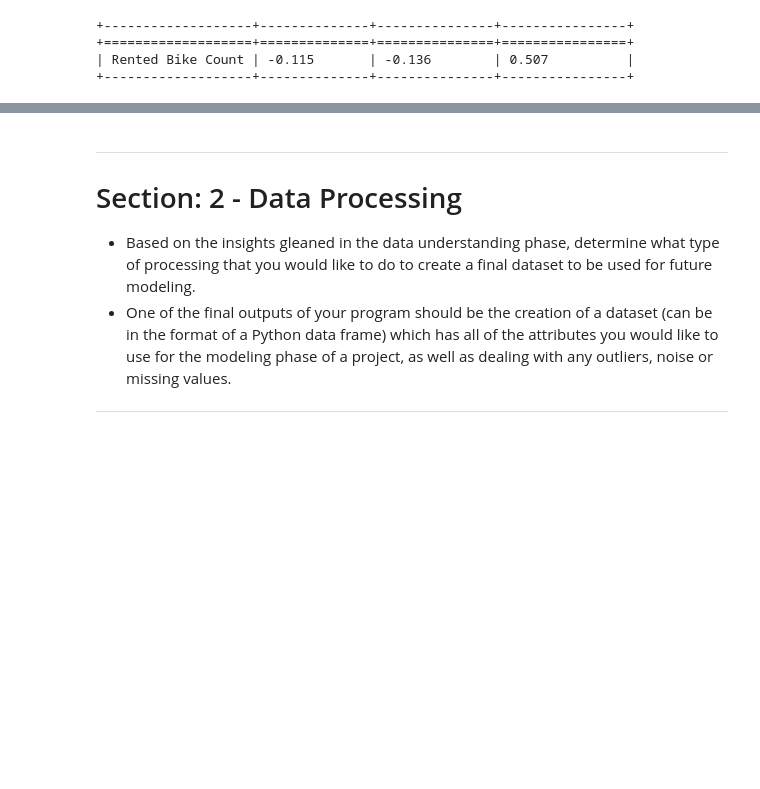
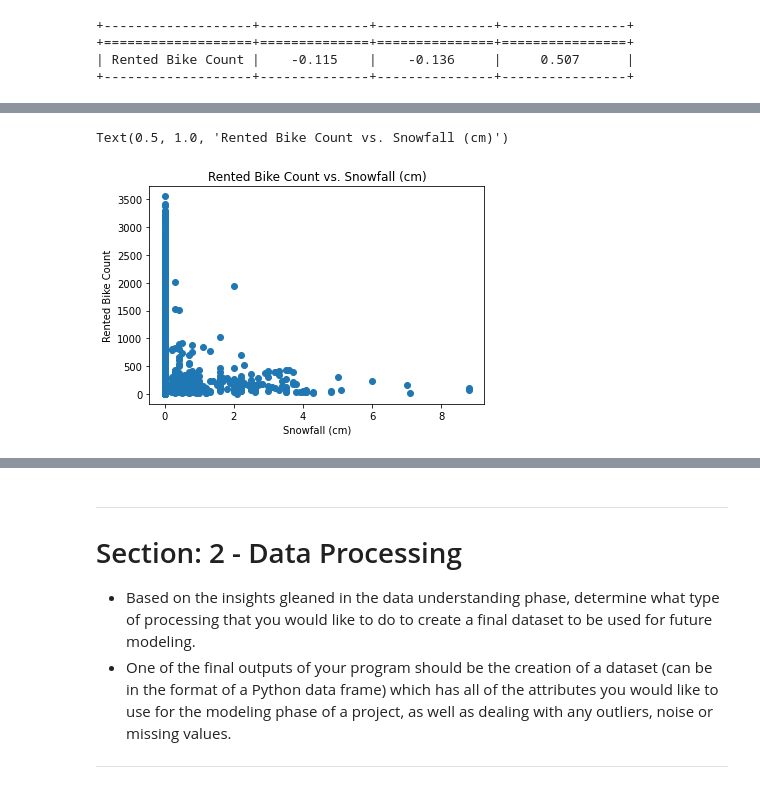
Before and after one commit to ryanstuckey0/cse5243-data-mining, a Jupyter notebook: hw1/CSE5243_EDA_HW_Template_V2.ipynb, the cells around one changed output, grey strips where cells are left out. Saved outputs shown, nothing was run; the diff lists cells and outputs as text; code cells hidden in the pictures; blank space fills up the shorter version.

```diff
--- a/hw1/CSE5243_EDA_HW_Template_V2.ipynb
+++ b/hw1/CSE5243_EDA_HW_Template_V2.ipynb
@@ -305,0 +320,8 @@ SyntaxError: unexpected EOF while parsing (<ipython-input-50-a5a95c519bef>, line
+# %%
+plt.scatter(x=data[x2], y=data[y])
+plt.xlabel(x2)
+plt.ylabel(y)
+plt.title(str(y + ' vs. ' + x2))
+# %% [output]
+Text(0.5, 1.0, 'Rented Bike Count vs. Snowfall (cm)')
+[figure, added]
```
Also changed, not shown: parts of 22 cells of this notebook, 3 other files.
